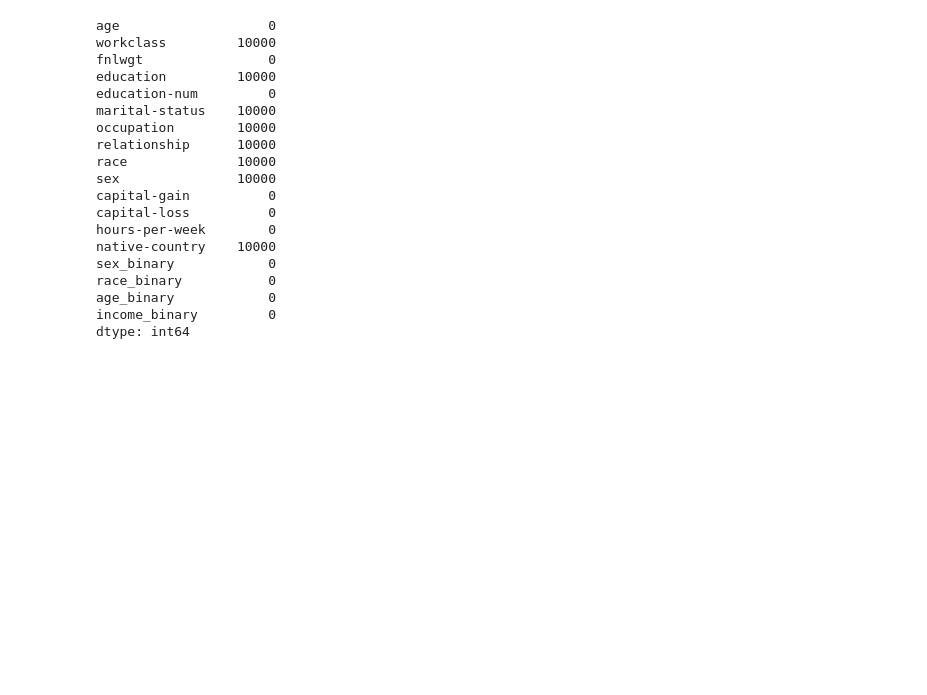
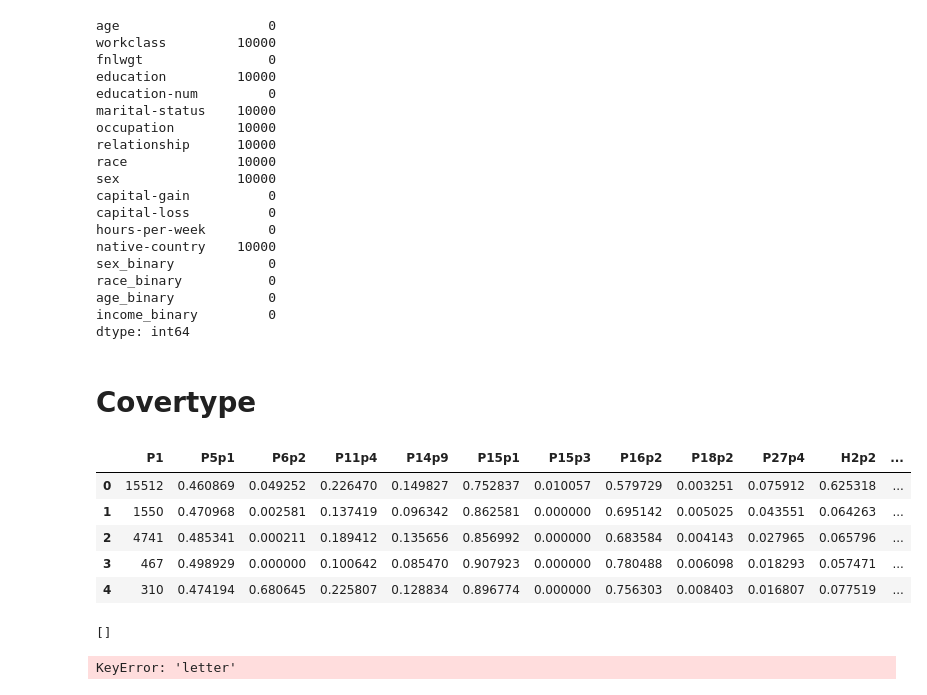
Before and after one commit to lucacorbucci/fire360, a Jupyter notebook: debug.ipynb, the cells around one changed output. Drawn from its saved outputs; the diff is of its cells as text; code cells hidden in the pictures; blank space fills up the shorter version.

```diff
--- a/debug.ipynb
+++ b/debug.ipynb
@@ -108,3 +108,5 @@ race_binary           0
 age_binary            0
 income_binary         0
 dtype: int64
+# %% [markdown]
+# Covertype
@@ -110,0 +116,13 @@ dtype: int64
+# %%
+dataset = load_dataset("mstz/house16", "house16")["train"]
+# %%
+df = pd.DataFrame(dataset)
+# %%
+df.head()
+# %% [output]
+|  | P1 | P5p1 | P6p2 | P11p4 | P14p9 | P15p1 | P15p3 | P16p2 | P18p2 | P27p4 | H2p2 | ... |
+| 0 | 15512 | 0.460869 | 0.049252 | 0.226470 | 0.149827 | 0.752837 | 0.010057 | 0.579729 | 0.003251 | 0.075912 | 0.625318 | ... |
+| 1 | 1550 | 0.470968 | 0.002581 | 0.137419 | 0.096342 | 0.862581 | 0.000000 | 0.695142 | 0.005025 | 0.043551 | 0.064263 | ... |
+| 2 | 4741 | 0.485341 | 0.000211 | 0.189412 | 0.135656 | 0.856992 | 0.000000 | 0.683584 | 0.004143 | 0.027965 | 0.065796 | ... |
+| 3 | 467 | 0.498929 | 0.000000 | 0.100642 | 0.085470 | 0.907923 | 0.000000 | 0.780488 | 0.006098 | 0.018293 | 0.057471 | ... |
+| 4 | 310 | 0.474194 | 0.680645 | 0.225807 | 0.128834 | 0.896774 | 0.000000 | 0.756303 | 0.008403 | 0.016807 | 0.077519 | ... |
@@ -110,0 +132,9 @@ dtype: int64
+# %%
+categorical_features
+# %% [output]
+[]
+# %%
+class_names = df["letter"].unique().tolist()
+class_names
+# %% [output]
+KeyError: 'letter'
```
Also changed, not shown: parts of 2 cells of this notebook, 3 other files.
